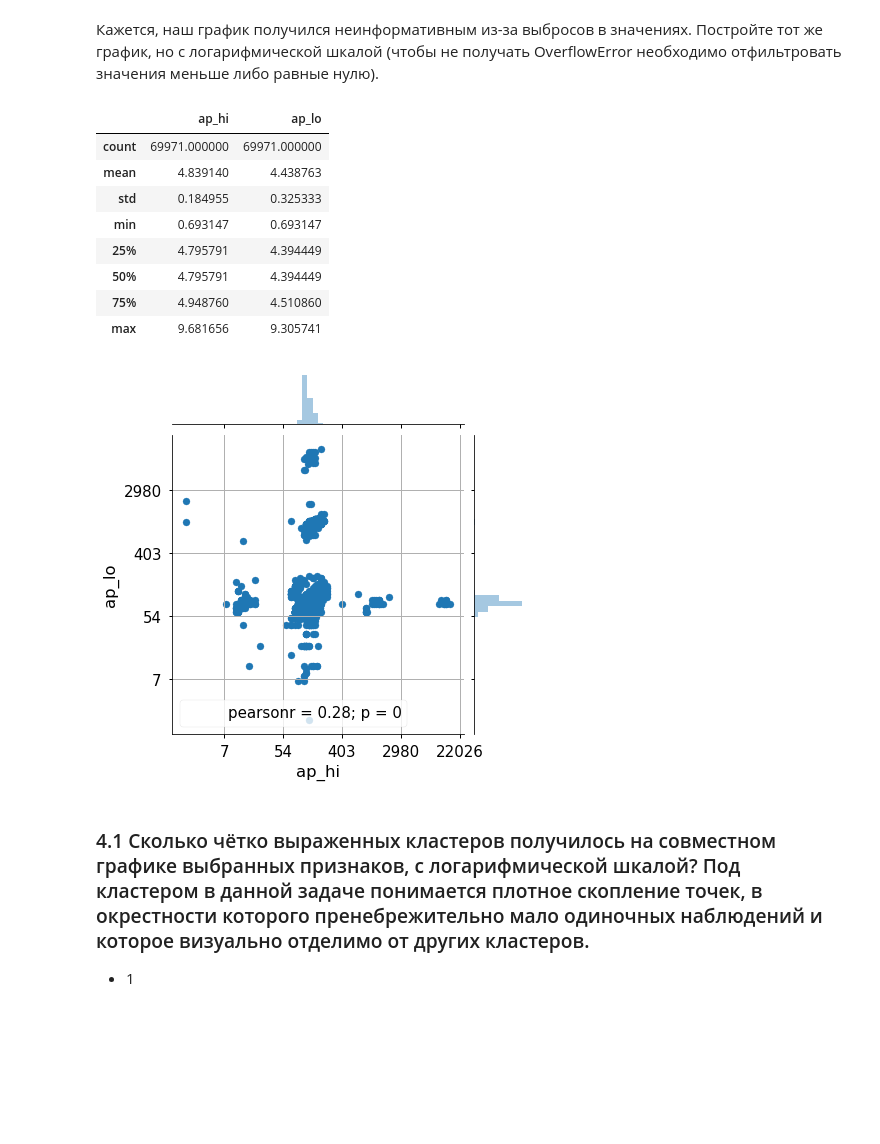
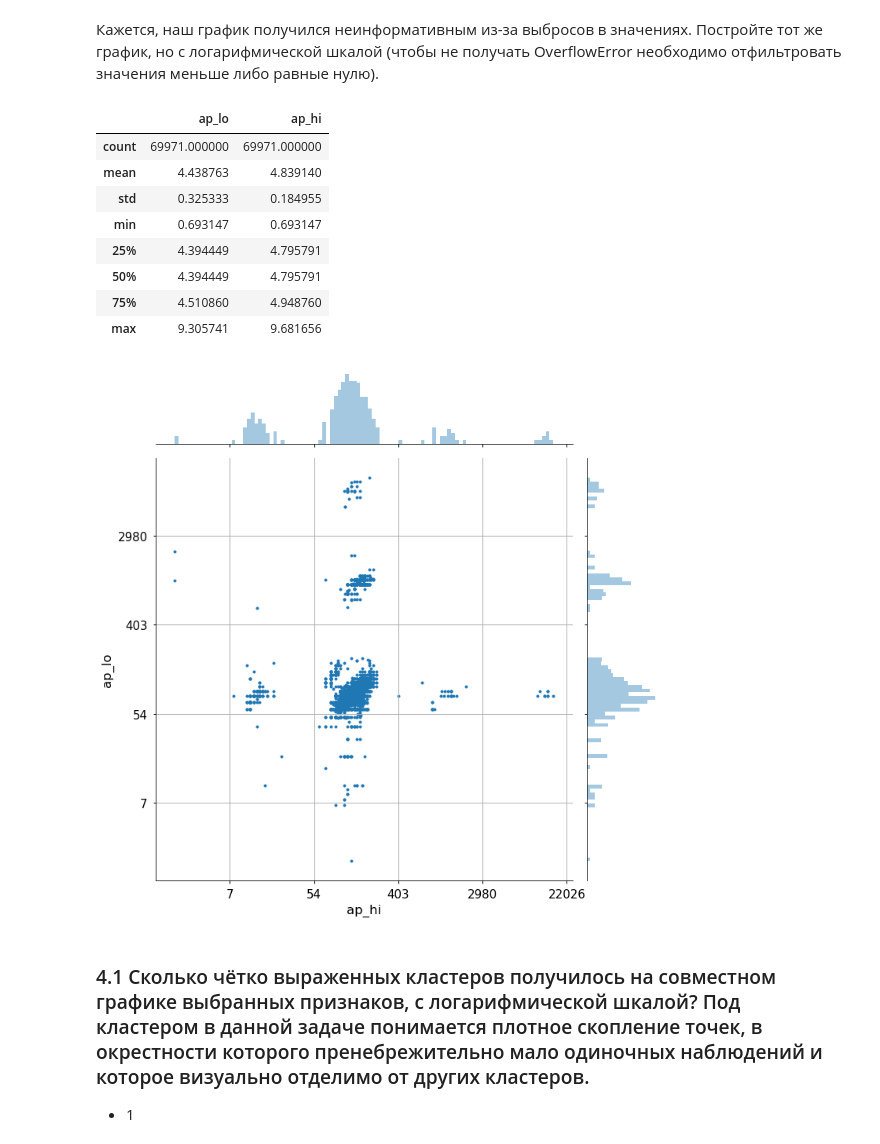
Before and after one commit to ivan-magda/mlcourse_open_homeworks, a Jupyter notebook: hw2_session3_visual_data_analysis.ipynb, the cells around one changed output. Drawn from its saved outputs; the diff is of its cells as text; code cells hidden in the pictures; blank space fills up the shorter version.

```diff
--- a/hw2_session3_visual_data_analysis.ipynb
+++ b/hw2_session3_visual_data_analysis.ipynb
@@ -314,31 +385,37 @@ sns.heatmap(train.corr(method='spearman'));
 # %% [markdown]
 Кажется, наш график получился неинформативным из-за выбросов в значениях. Постройте тот же график, но с логарифмической шкалой (чтобы не получать OverflowError необходимо отфильтровать значения меньше либо равные нулю).
 # %%
-data_filtered = train[(train['ap_hi'] > 0) & (train['ap_lo'] > 0)].apply(np.log1p)
-data_filtered[['ap_hi', 'ap_lo']].describe()
+data_filtered = train[(train['ap_hi'] > 0) & (train['ap_lo'] > 0)][['ap_lo', 'ap_hi']].apply(np.log1p)
+data_filtered.describe()
 # %% [output]
-|  | ap_hi | ap_lo |
+|  | ap_lo | ap_hi |
 | count | 69971.000000 | 69971.000000 |
-| mean | 4.839140 | 4.438763 |
-| std | 0.184955 | 0.325333 |
+| mean | 4.438763 | 4.839140 |
+| std | 0.325333 | 0.184955 |
 | min | 0.693147 | 0.693147 |
-| 25% | 4.795791 | 4.394449 |
-| 50% | 4.795791 | 4.394449 |
-| 75% | 4.948760 | 4.510860 |
-| max | 9.681656 | 9.305741 |
+| 25% | 4.394449 | 4.795791 |
+| 50% | 4.394449 | 4.795791 |
+| 75% | 4.510860 | 4.948760 |
+| max | 9.305741 | 9.681656 |
 # %%
-g = sns.jointplot('ap_hi', 'ap_lo', data=data_filtered)
-
+g = sns.jointplot(
+    data_filtered['ap_hi'],
+    data_filtered['ap_lo'],
+    size=10,
+    stat_func=None,  # Не выводим корреляцию (т.к. величины преобразованы)
+    marginal_kws=dict(bins=100, rug=False, hist_kws={'log': True}),  # Параметры гистограммы
+    marker='.'
+)
 # -------------------- #
 
 """Сетка"""
 g.ax_joint.grid(True)
 
 """Преобразуем логарифмические значения на шкалах в реальные"""
 g.ax_joint.yaxis.set_major_formatter(matplotlib.ticker.FuncFormatter(lambda x, pos: str(round(int(np.exp(x))))))
 g.ax_joint.xaxis.set_major_formatter(matplotlib.ticker.FuncFormatter(lambda x, pos: str(round(int(np.exp(x))))))
 # %% [output]
-[figure, old version]
+[figure, new version]
 # %% [markdown]
 ### 4.1 Сколько чётко выраженных кластеров получилось на  совместном графике выбранных признаков, с логарифмической шкалой? Под кластером в данной задаче понимается плотное скопление точек, в окрестности которого пренебрежительно мало одиночных наблюдений и которое визуально отделимо от других кластеров.
 
```
Also changed, not shown: parts of 9 cells of this notebook.
